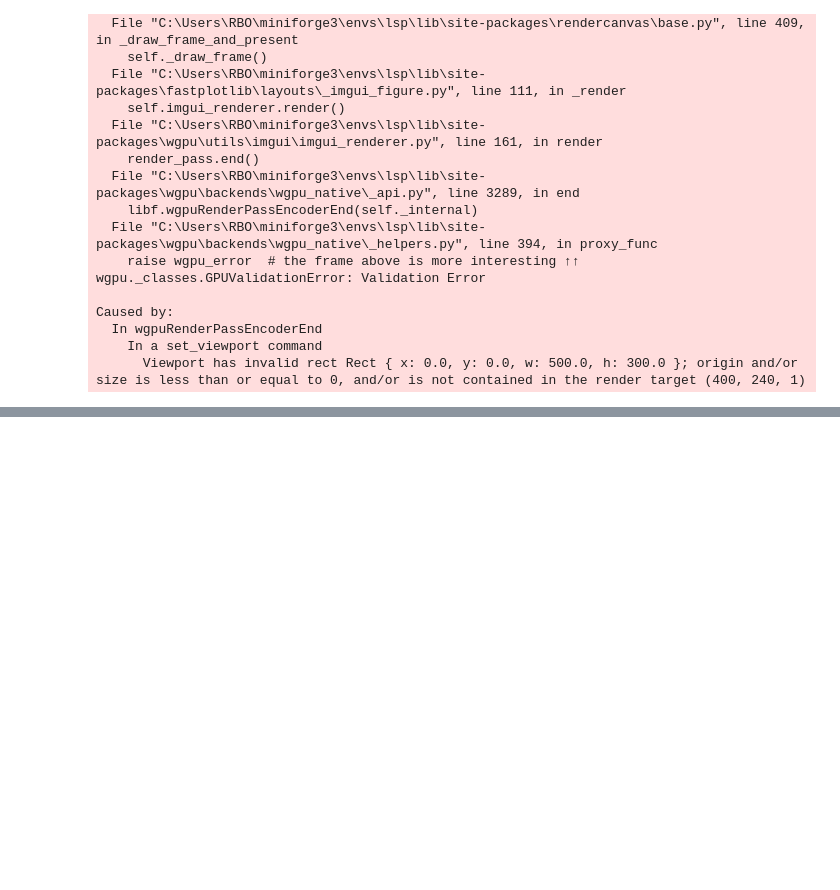
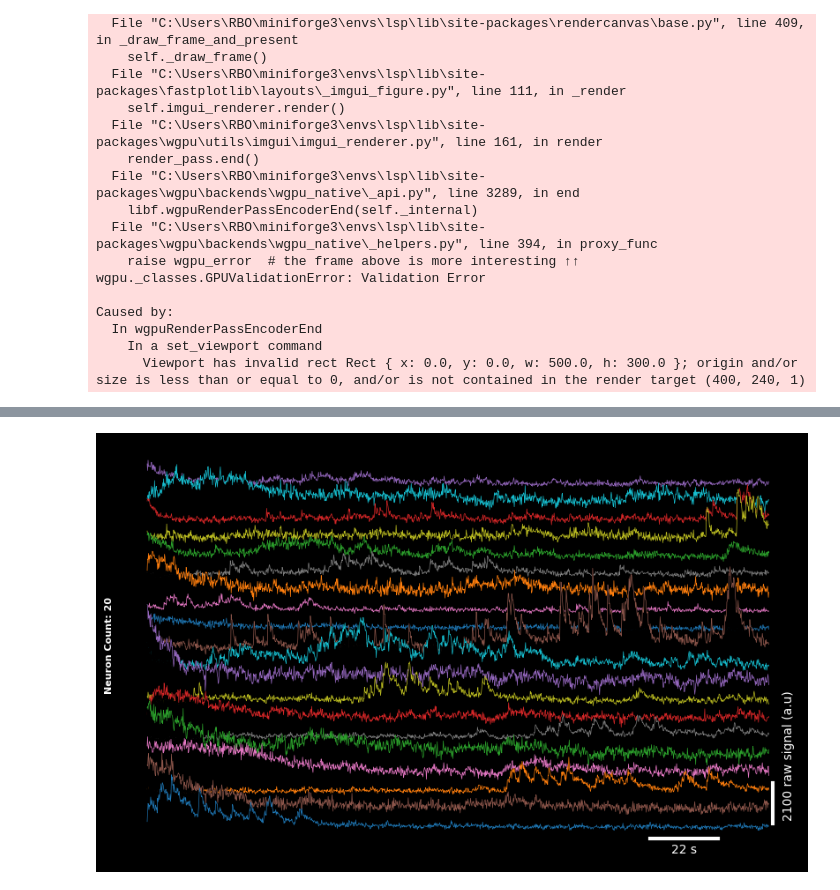
Before and after one commit to MillerBrainObservatory/LBM-Suite2p-Python, a Jupyter notebook: demos/notebooks/examples.ipynb, the cells around one changed output, grey strips where cells are left out. Cells and saved outputs as stored; diff of their text form; code cells hidden in the pictures; blank space fills up the shorter version.

```diff
--- a/demos/notebooks/examples.ipynb
+++ b/demos/notebooks/examples.ipynb
@@ -111,7 +113,9 @@ KeyError: 'run_plane_bin: missing frame count (nframes or n_frames)'
 # %% [markdown]
 ## Preview registration
 # %%
-ops["reg_file"]
+ops_files = mbo.get_files("/home/flynn/lbm_data/results", 'ops', 4)
+ops = lsp.load_ops(ops_files[0])
+ops["raw_file"]
 # %% [output]
 '/home/flynn/lbm_data/results/plane8/data_raw.bin'
 # %%
@@ -192,0 +199,6 @@ Caused by:
+# %%
+import mbo_utilities as mbo
+import lbm_suite2p_python as lsp
+
+ops_files = mbo.get_files("/home/flynn/lbm_data/results", 'ops', 2)
+ops_files
@@ -192,0 +213,6 @@ Caused by:
+# %%
+f, fneu, spks  = lsp.load_traces(ops_files[0])
+# %%
+lsp.plot_traces(f,)
+# %% [output]
+[figure, added]
```
Also changed, not shown: parts of 4 cells of this notebook, 2 other files.
